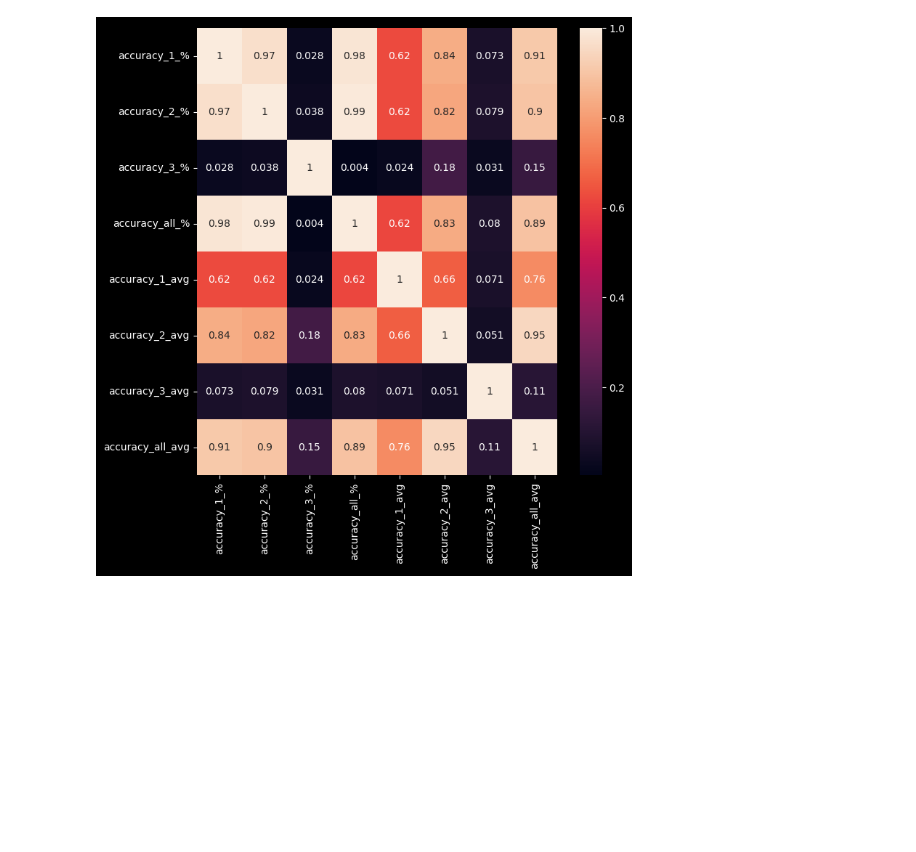
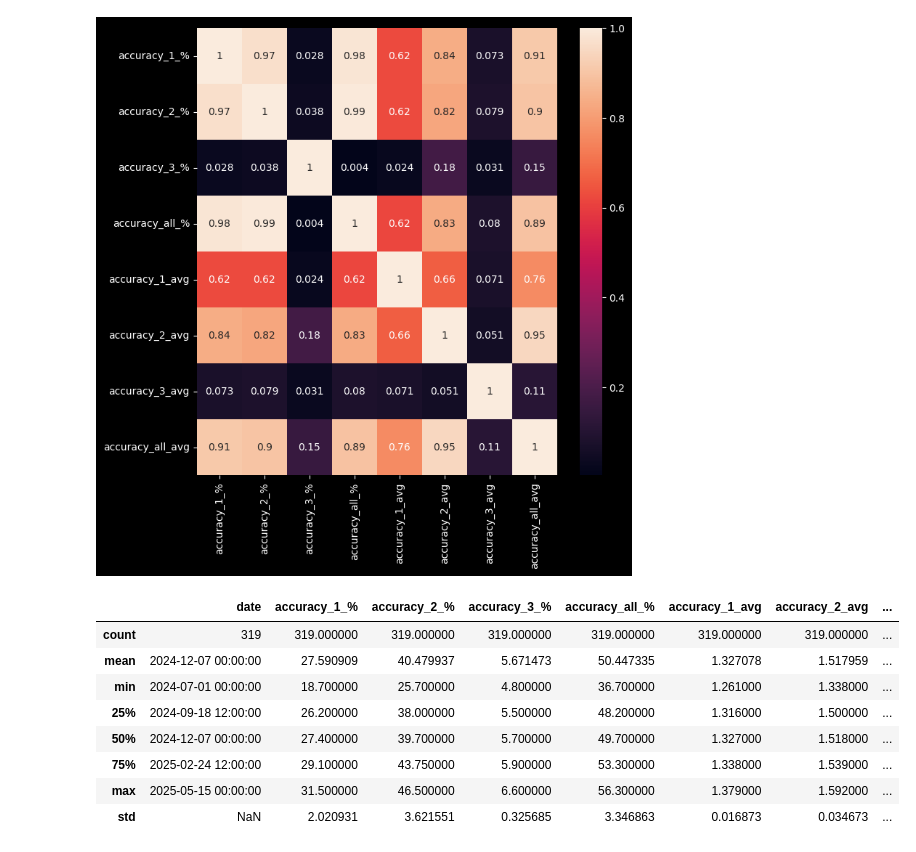
Before and after one commit to IAmSerepok/DataFromVariousSources, a Jupyter notebook: data_analysis.ipynb, the cells around one changed output. Drawn from its saved outputs; the diff is of its cells as text; code cells hidden in the pictures; blank space fills up the shorter version.

Commit message:
Update data_analysis.ipynb
да

```diff
--- a/data_analysis.ipynb
+++ b/data_analysis.ipynb
@@ -5,7 +35,7 @@ import pandas as pd
 # %% [markdown]
 # Предобработка
 # %%
-df = pd.read_csv('autostory_data_example.csv', sep=';', encoding='cp1251')
+df = pd.read_csv('data/autostory_data_example.csv', sep=';', encoding='cp1251')
 df.head(3)
 # %% [output]
 |  | Дата | Процент попадания данных из источ... | Процент попадания данных из источ... | Процент попадания данных из источ... | Процент попадания данных из хотя ... | ... |
@@ -156,3 +193,15 @@ sns.heatmap(np.abs(df[['accuracy_1_%', 'accuracy_2_%', 'accuracy_3_%', 'accuracy
 plt.show()
 # %% [output]
 [figure]
+# %%
+df.describe()
+# %% [output]
+|  | date | accuracy_1_% | accuracy_2_% | accuracy_3_% | accuracy_all_% | accuracy_1_avg | accuracy_2_avg | ... |
+| count | 319 | 319.000000 | 319.000000 | 319.000000 | 319.000000 | 319.000000 | 319.000000 | ... |
+| mean | 2024-12-07 00:00:00 | 27.590909 | 40.479937 | 5.671473 | 50.447335 | 1.327078 | 1.517959 | ... |
+| min | 2024-07-01 00:00:00 | 18.700000 | 25.700000 | 4.800000 | 36.700000 | 1.261000 | 1.338000 | ... |
+| 25% | 2024-09-18 12:00:00 | 26.200000 | 38.000000 | 5.500000 | 48.200000 | 1.316000 | 1.500000 | ... |
+| 50% | 2024-12-07 00:00:00 | 27.400000 | 39.700000 | 5.700000 | 49.700000 | 1.327000 | 1.518000 | ... |
+| 75% | 2025-02-24 12:00:00 | 29.100000 | 43.750000 | 5.900000 | 53.300000 | 1.338000 | 1.539000 | ... |
+| max | 2025-05-15 00:00:00 | 31.500000 | 46.500000 | 6.600000 | 56.300000 | 1.379000 | 1.592000 | ... |
+| std | NaN | 2.020931 | 3.621551 | 0.325685 | 3.346863 | 0.016873 | 0.034673 | ... |
```
Also changed, not shown: parts of 4 cells of this notebook.
